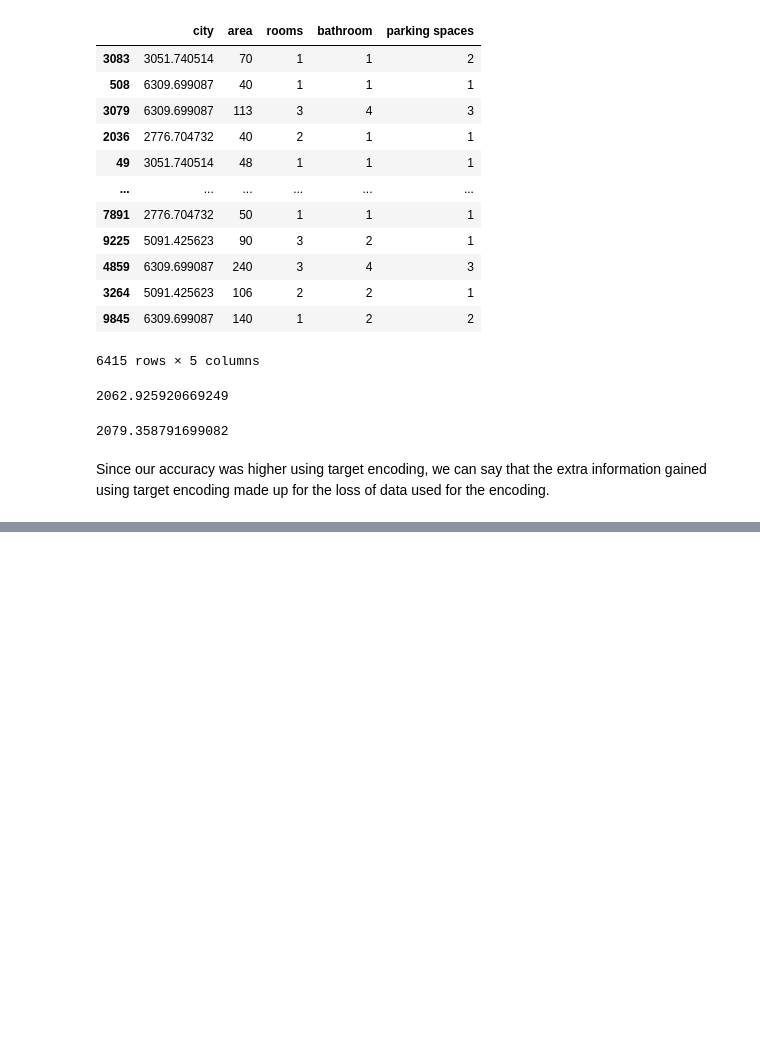
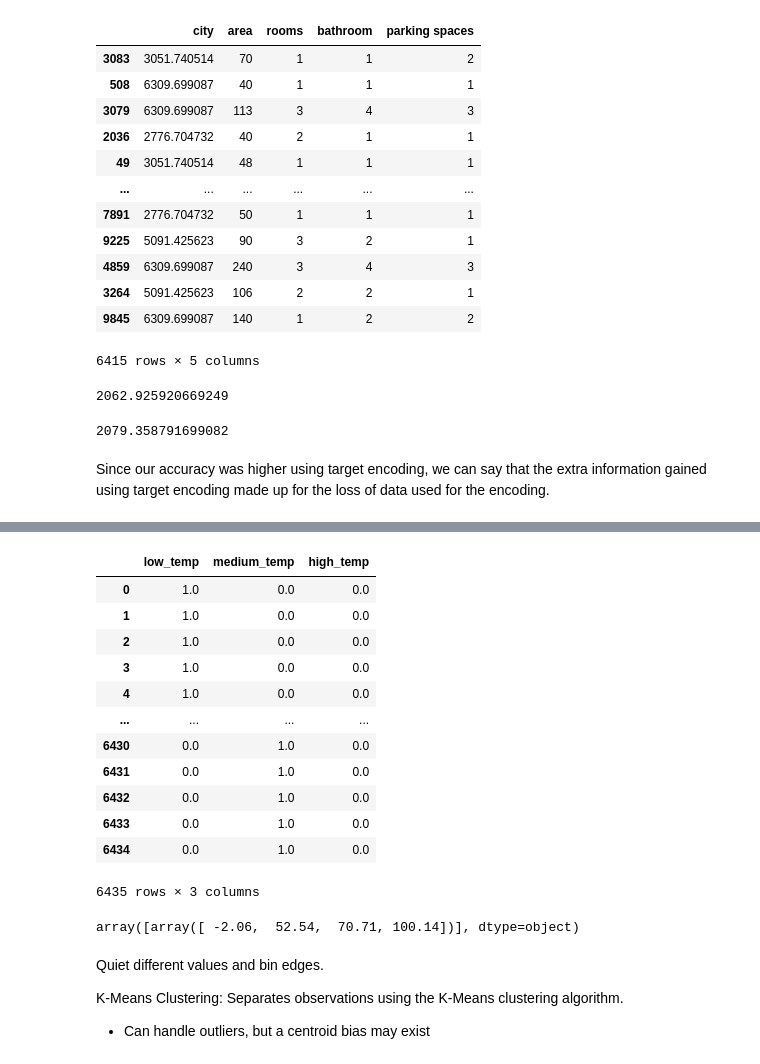
Before and after one commit to karimzakir02/Jupyters, a Jupyter notebook: Feature Engineering Compendium.ipynb, the cells around one changed output, grey strips where cells are left out. Drawn from its saved outputs; the diff is of its cells as text; code cells hidden in the pictures; blank space fills up the shorter version.

```diff
--- a/Feature Engineering Compendium.ipynb
+++ b/Feature Engineering Compendium.ipynb
@@ -438,0 +510,32 @@ Since our accuracy was higher using target encoding, we can say that the extra i
+# %%
+equal_freq_disc = KBinsDiscretizer(n_bins=3, encode="onehot", strategy="quantile")
+equal_freq_transformed = equal_freq_disc.fit_transform(temperature).toarray()
+# %%
+equal_freq_dataframe = pd.DataFrame(equal_freq_transformed, columns=columns, index=temperature.index)
+# %%
+equal_freq_dataframe
+# %% [output]
+|  | low_temp | medium_temp | high_temp |
+| 0 | 1.0 | 0.0 | 0.0 |
+| 1 | 1.0 | 0.0 | 0.0 |
+| 2 | 1.0 | 0.0 | 0.0 |
+| 3 | 1.0 | 0.0 | 0.0 |
+| 4 | 1.0 | 0.0 | 0.0 |
+| ... | ... | ... | ... |
+| 6430 | 0.0 | 1.0 | 0.0 |
+| 6431 | 0.0 | 1.0 | 0.0 |
+| 6432 | 0.0 | 1.0 | 0.0 |
+| 6433 | 0.0 | 1.0 | 0.0 |
+| 6434 | 0.0 | 1.0 | 0.0 |
+6435 rows × 3 columns
+# %%
+equal_freq_disc.bin_edges_
+# %% [output]
+array([array([ -2.06,  52.54,  70.71, 100.14])], dtype=object)
+# %% [markdown]
+Quiet different values and bin edges.
+
+K-Means Clustering:
+Separates observations using the K-Means clustering algorithm.
+
+- Can handle outliers, but a centroid bias may exist
```
Also changed, not shown: parts of 22 cells of this notebook.
